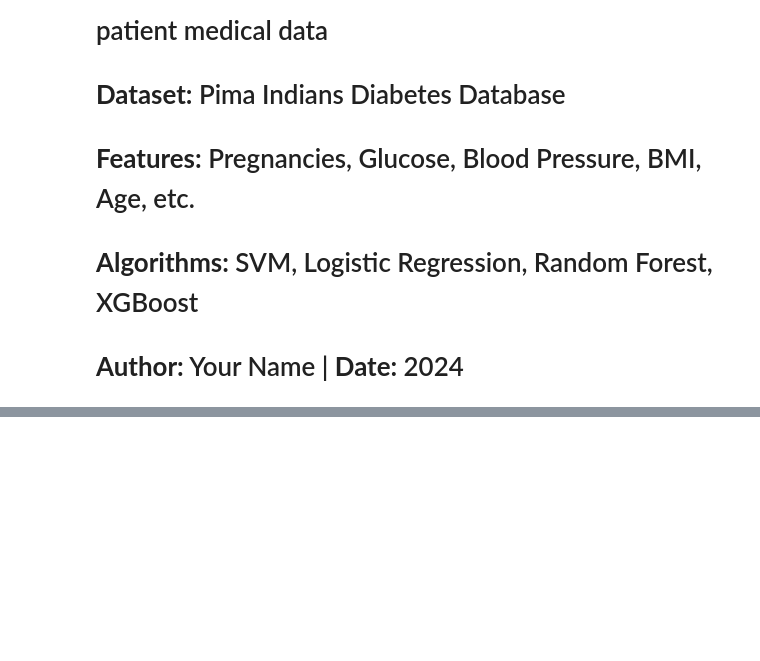
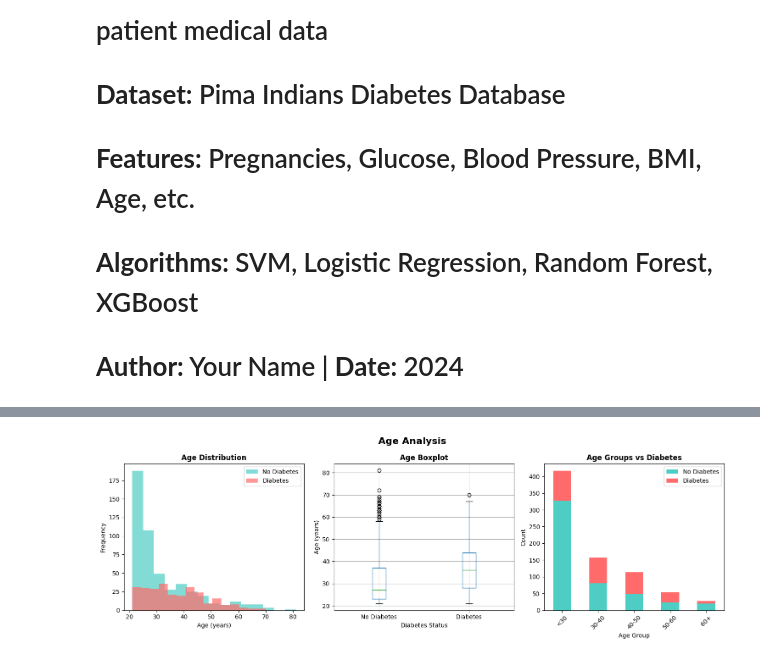
Before and after one commit to melat33/CodeAlpha_tasks, a Jupyter notebook: Disease_Prediction_System/notebooks/DIABETES_PIPELINE.ipynb, the cells around one changed output, grey strips where cells are left out. Cells and saved outputs as stored; diff of their text form; code cells hidden in the pictures; blank space fills up the shorter version.

```diff
--- a/Disease_Prediction_System/notebooks/DIABETES_PIPELINE.ipynb
+++ b/Disease_Prediction_System/notebooks/DIABETES_PIPELINE.ipynb
@@ -328,43 +460,48 @@ plt.show()
 # ## 14. Age Analysis
 
 # %%
+age_col = 'Age'  # Note the capital A!
+
 fig, axes = plt.subplots(1, 3, figsize=(15, 5))
 
 # Age distribution
 ax = axes[0]
 for target in [0, 1]:
-    subset = df[df['target'] == target]['age']
+    subset = df[df['target'] == target][age_col]
     ax.hist(subset, alpha=0.7, label=f'Target {target}', bins=15,
             color=['#4ECDC4', '#FF6B6B'][target])
-ax.set_xlabel('Age')
+ax.set_xlabel('Age (years)')
 ax.set_ylabel('Frequency')
 ax.set_title('Age Distribution', fontweight='bold')
 ax.legend(['No Diabetes', 'Diabetes'])
 
 # Age boxplot
 ax = axes[1]
-df.boxplot(column='age', by='target', ax=ax)
+df.boxplot(column=age_col, by='target', ax=ax)
 ax.set_title('Age Boxplot', fontweight='bold')
 ax.set_xlabel('Diabetes Status')
-ax.set_ylabel('Age')
+ax.set_ylabel('Age (years)')
+ax.set_xticklabels(['No Diabetes', 'Diabetes'])
 
 # Age categories
 ax = axes[2]
-age_cats = pd.cut(df['age'], bins=[0, 30, 40, 50, 60, 100],
+age_cats = pd.cut(df[age_col], bins=[0, 30, 40, 50, 60, 100],
                   labels=['<30', '30-40', '40-50', '50-60', '60+'])
 age_cross = pd.crosstab(age_cats, df['target'])
 age_cross.columns = ['No Diabetes', 'Diabetes']
 age_cross.plot(kind='bar', stacked=True, ax=ax,
                color=['#4ECDC4', '#FF6B6B'])
 ax.set_title('Age Groups vs Diabetes', fontweight='bold')
 ax.set_xlabel('Age Group')
 ax.set_ylabel('Count')
 ax.legend(['No Diabetes', 'Diabetes'])
 plt.xticks(rotation=45)
 
 plt.suptitle('Age Analysis', fontsize=16, fontweight='bold')
 plt.tight_layout()
 plt.show()
+# %% [output]
+[figure, added]
 # %%
 # %% [markdown]
 # ## 15. Pregnancies Analysis
```
Also changed, not shown: parts of 35 cells of this notebook.
